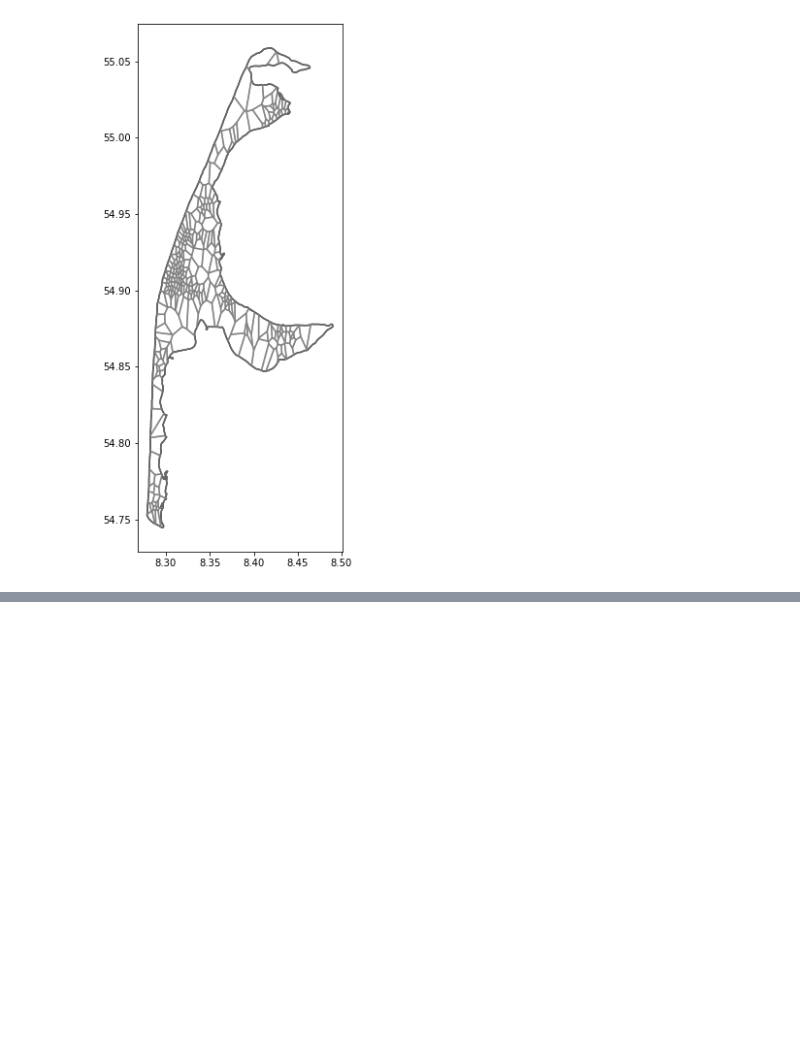
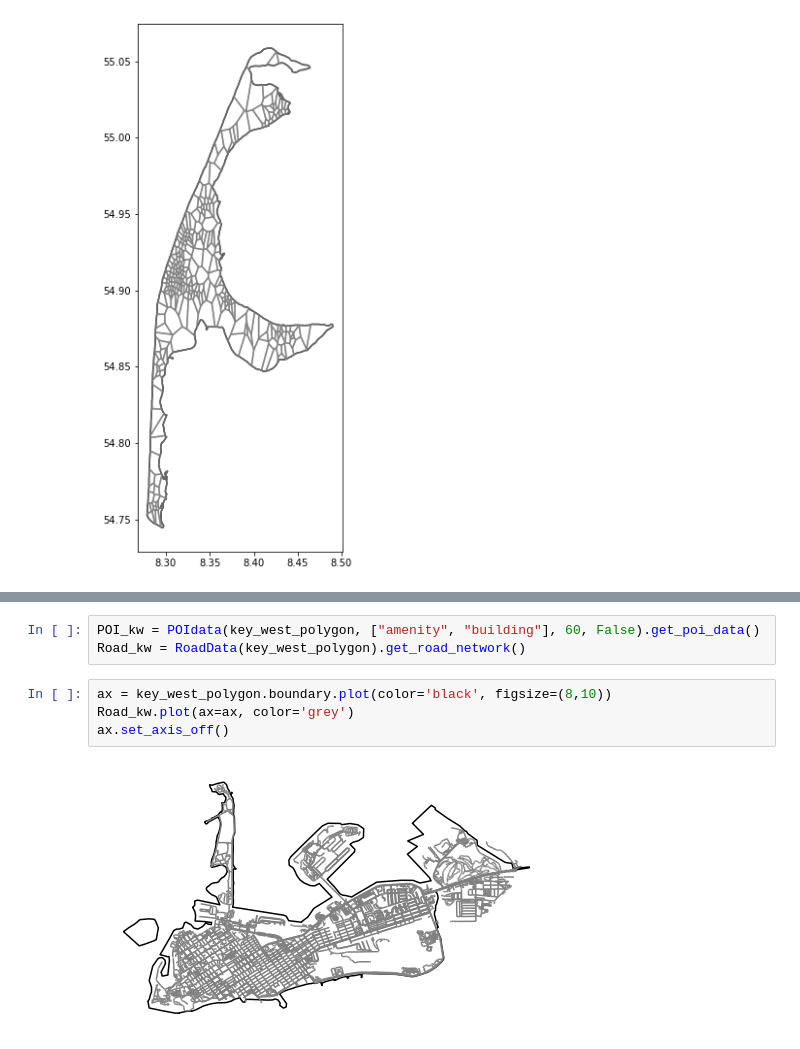
Before and after one commit to siavash-saki/tesspy, a Jupyter notebook: tesspy/test_jn_04_islands.ipynb, the cells around one changed output, grey strips where cells are left out. Drawn from its saved outputs; the diff is of its cells as text; blank space fills up the shorter version.

```diff
--- a/tesspy/test_jn_04_islands.ipynb
+++ b/tesspy/test_jn_04_islands.ipynb
@@ -95,0 +93,9 @@ Road_kw = RoadData(key_west_polygon).get_road_network()
+# %%
+POI_kw = POIdata(key_west_polygon, ["amenity", "building"], 60, False).get_poi_data()
+Road_kw = RoadData(key_west_polygon).get_road_network()
+# %%
+ax = key_west_polygon.boundary.plot(color='black', figsize=(8,10))
+Road_kw.plot(ax=ax, color='grey')
+ax.set_axis_off()
+# %% [output]
+[figure, added]
```
Also changed, not shown: parts of 23 cells of this notebook.
